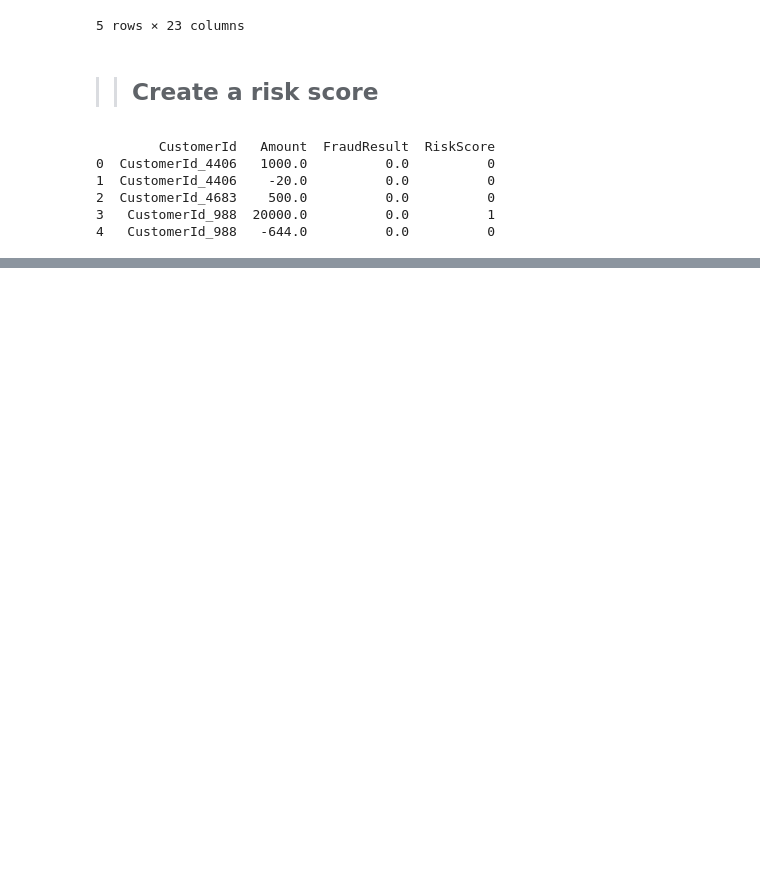
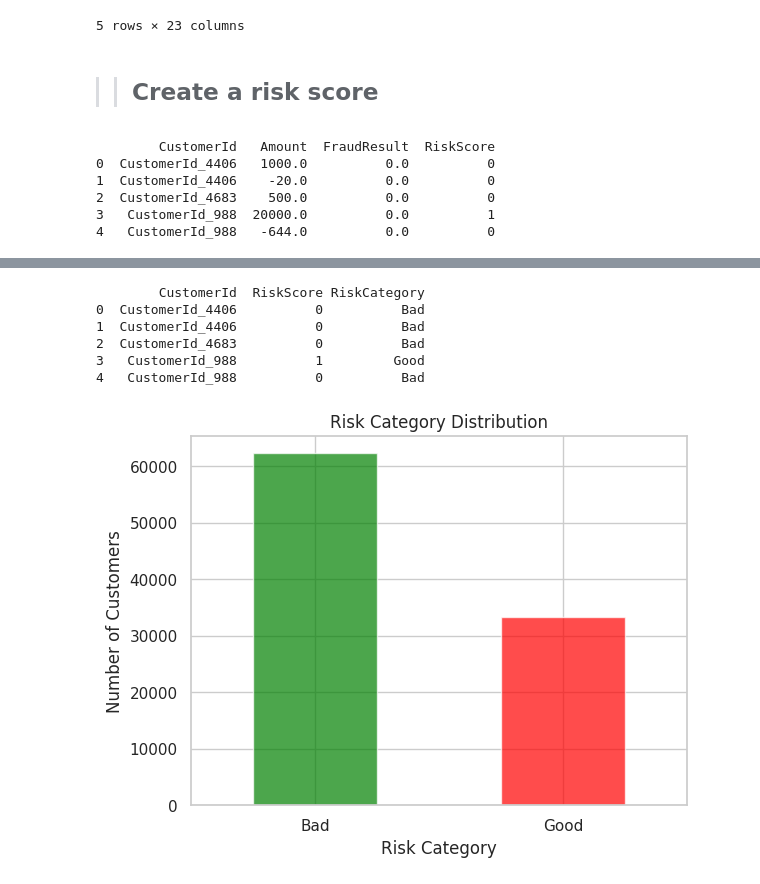
Before and after one commit to amannnnnyyyy/Credit-Scoring_and_Risk-Analysis, a Jupyter notebook: notebooks/credit_scoring_bati.ipynb, the cells around one changed output, grey strips where cells are left out. Saved outputs shown, nothing was run; the diff lists cells and outputs as text; code cells hidden in the pictures; blank space fills up the shorter version.

```diff
--- a/notebooks/credit_scoring_bati.ipynb
+++ b/notebooks/credit_scoring_bati.ipynb
@@ -429,0 +446,26 @@ print(data[['CustomerId', 'Amount', 'FraudResult', 'RiskScore']].head())
+# %%
+# Classify users based on the risk score
+data['RiskCategory'] = ['Good' if score > threshold else 'Bad' for score in data['RiskScore']]
+
+# Display the classification results
+print(data[['CustomerId', 'RiskScore', 'RiskCategory']].head())
+# %% [output]
+        CustomerId  RiskScore RiskCategory
+0  CustomerId_4406          0          Bad
+1  CustomerId_4406          0          Bad
+2  CustomerId_4683          0          Bad
+3   CustomerId_988          1         Good
+4   CustomerId_988          0          Bad
+# %%
+# Count the number of good and bad customers
+risk_counts = data['RiskCategory'].value_counts()
+
+# Plot the classification results
+risk_counts.plot(kind='bar', color=['green', 'red'], alpha=0.7)
+plt.title('Risk Category Distribution')
+plt.xlabel('Risk Category')
+plt.ylabel('Number of Customers')
+plt.xticks(rotation=0)
+plt.show()
+# %% [output]
+[figure, added]
```
Also changed, not shown: parts of 2 cells of this notebook.
